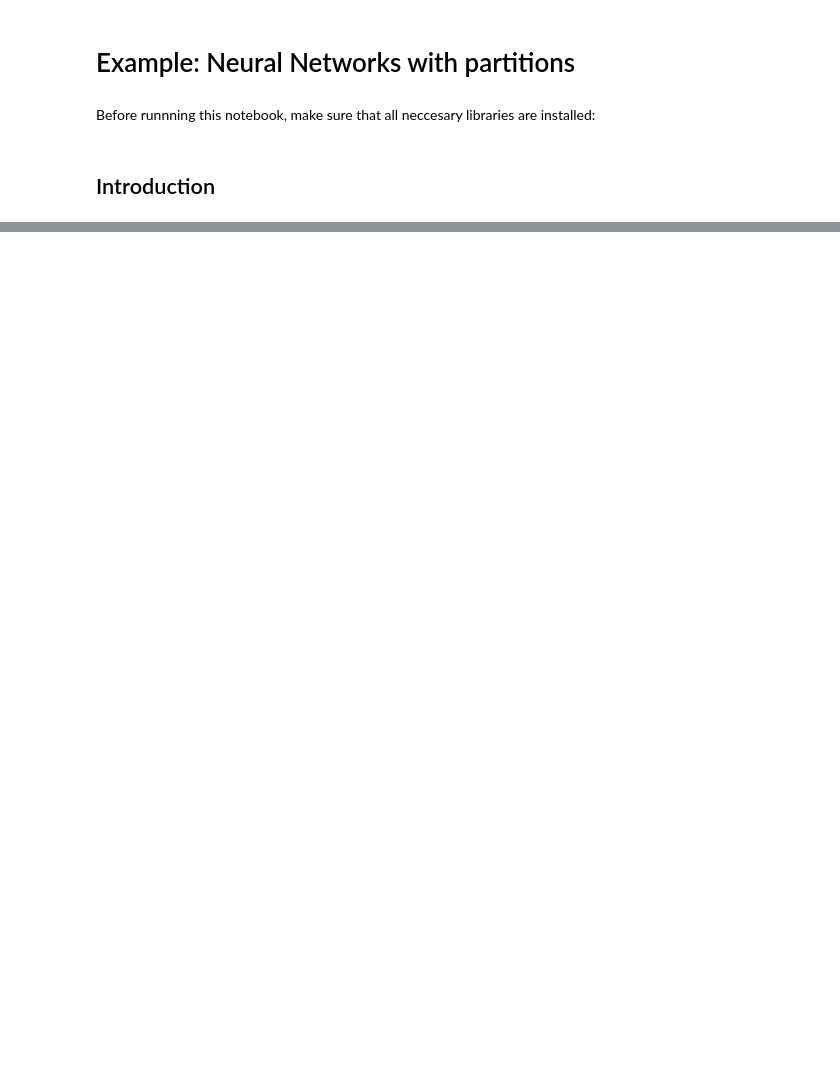
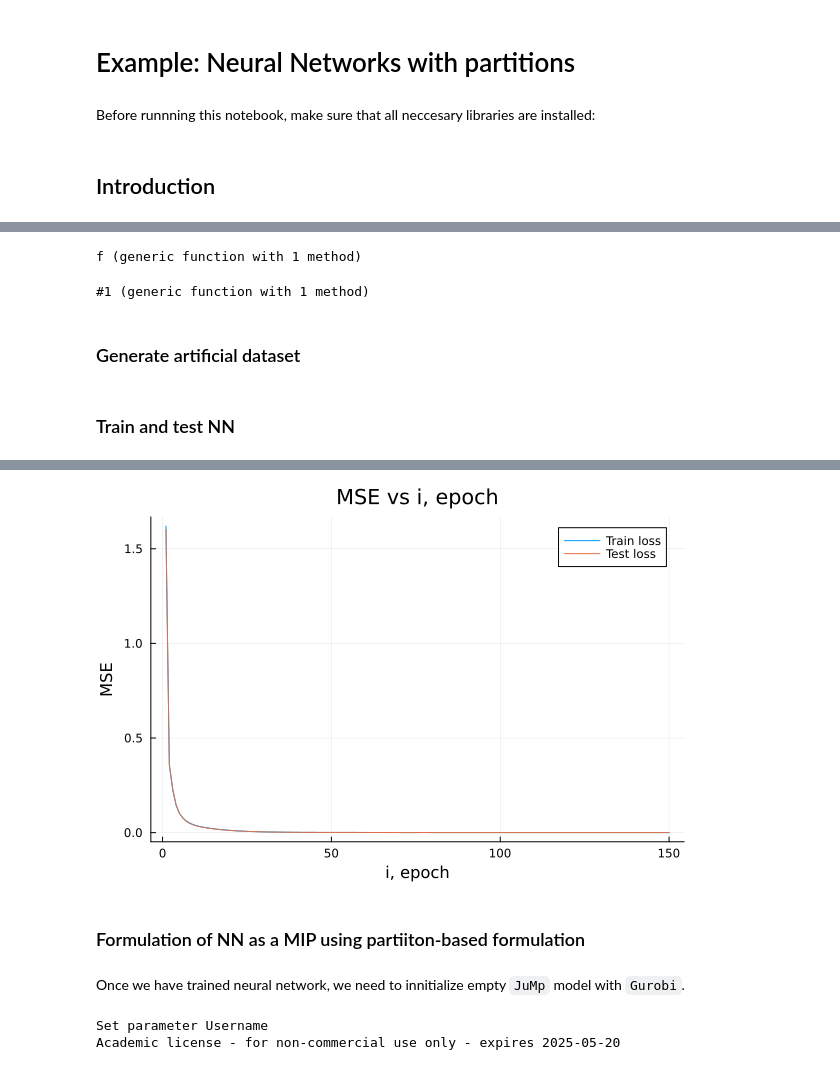
Before and after one commit to gamma-opt/Gogeta.jl, a Jupyter notebook: examples/NN_partition_formulation.ipynb, the cells around one changed output, grey strips where cells are left out. Drawn from its saved outputs; the diff is of its cells as text; code cells hidden in the pictures; blank space fills up the shorter version.

```diff
--- a/examples/NN_partition_formulation.ipynb
+++ b/examples/NN_partition_formulation.ipynb
@@ -441,0 +30,13 @@ For such large problem, optimizer failed to find the optimal solution for all me
+# %%
+function f(x)
+    return (x[1]+x[2])^2/5+(x[3]-x[4])^2/10 - 5*x[3]*x[1]+x[2]*x[4]/3
+end
+# %% [output]
+f (generic function with 1 method)
+# %%
+# this function will allow to generate random floar number in a range
+g = (a, b) -> b + (a - b) * rand()
+# %% [output]
+#1 (generic function with 1 method)
+# %% [markdown]
+### Generate artificial dataset
@@ -441,0 +64,28 @@ For such large problem, optimizer failed to find the optimal solution for all me
+# %% [markdown]
+### Train and test NN
+# %%
+model = Chain(
+    Dense(size(X)[2], 128, relu),
+    Dense(128, 1),
+)
+
+loss(x, y) = Flux.mse(model(x), y)
+opt = AdaBelief()
+epochs = 150
+train_losses = Float64[]
+test_losses = Float64[]
+
+for epoch in 1:epochs
+    for (X_batch, y_batch) in data_train
+        train!(loss, params(model), [(X_batch, y_batch)], opt);
+    end
+    push!(train_losses, loss(X_train, y_train));
+    push!(test_losses, loss(X_test, y_test))
+    if epoch%10 == 0
+        println("epoch #", epoch, ", training loss: ", train_losses[end], ", test loss: ", test_losses[end])
+    end
+end
+
+plot(train_losses, xlabel="i, epoch", ylabel="MSE", title="MSE vs i, epoch", label="Train loss")
+plot!(test_losses, label="Test loss")
+# %% [output]
@@ -441,0 +107,12 @@ For such large problem, optimizer failed to find the optimal solution for all me
+[figure, added]
+# %% [markdown]
+### Formulation of NN as a MIP using partiiton-based formulation
+# %% [markdown]
+Once we have trained neural network, we need to innitialize empty `JuMp` model with `Gurobi`.
+# %%
+jump_model = Model(Gurobi.Optimizer);
+set_silent(jump_model) #disables output of the optimazer
+set_attribute(jump_model, "TimeLimit", 10) #sets the time limit to be 10 seconds
+# %% [output]
+Set parameter Username
+Academic license - for non-commercial use only - expires 2025-05-20
```
Also changed, not shown: parts of 88 cells of this notebook, 1 other file.
